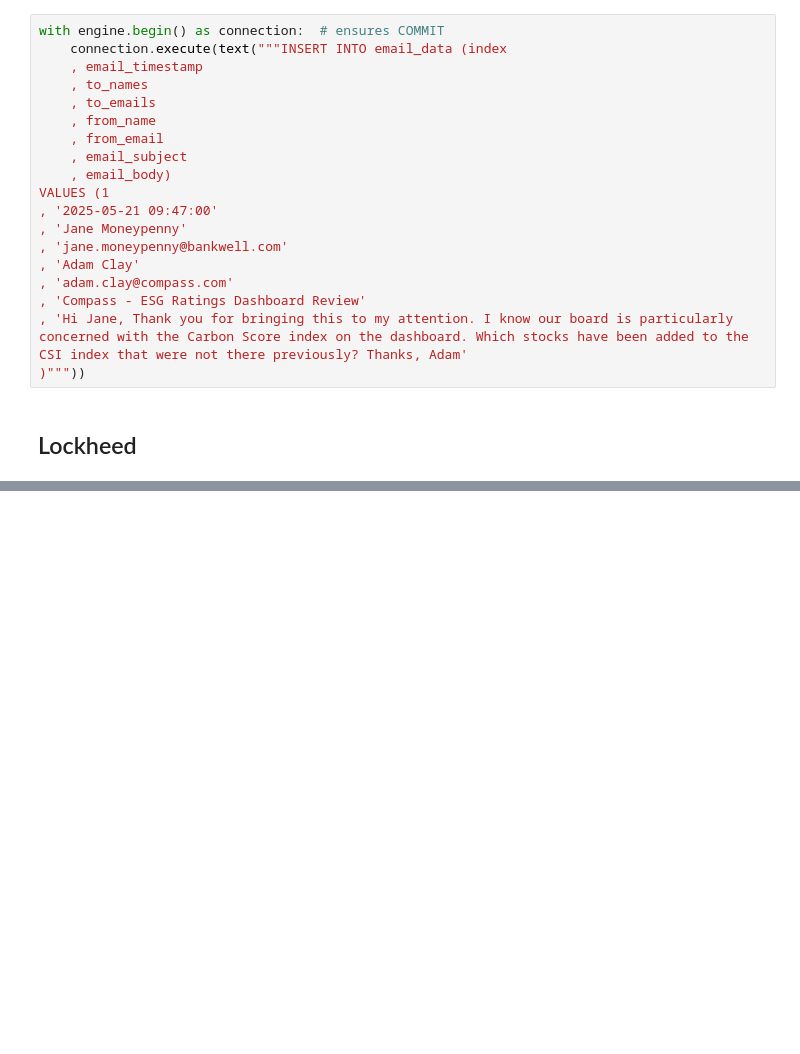
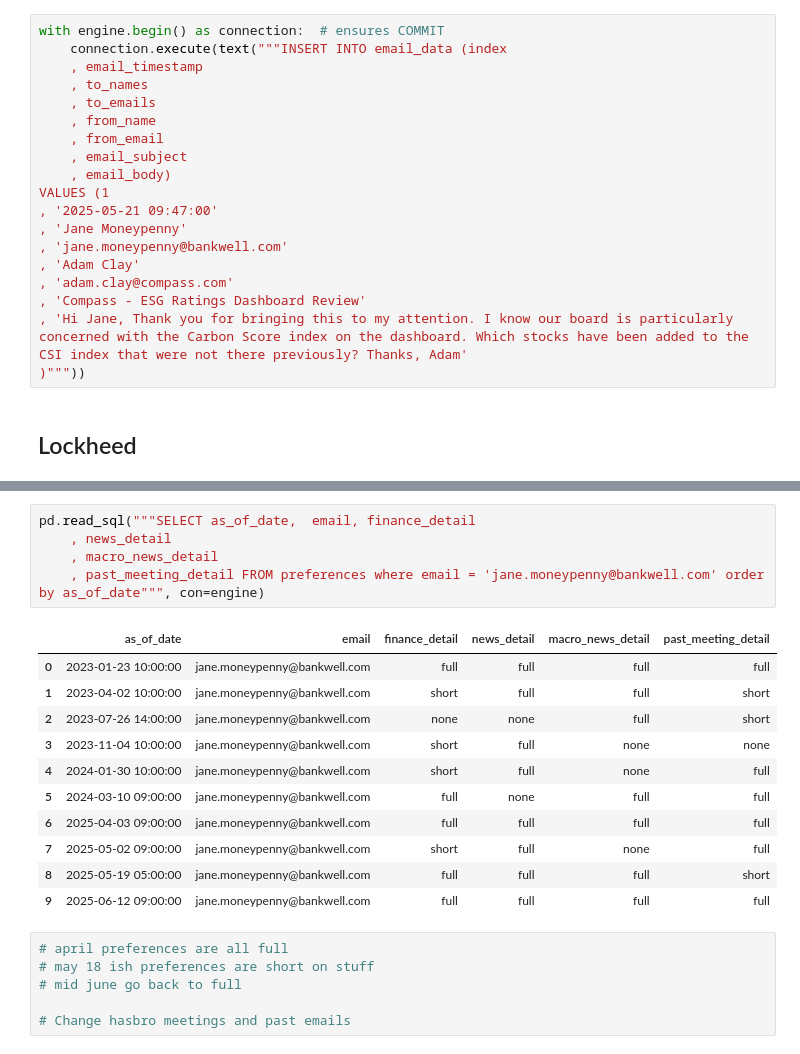
Before and after one commit to ConvoAI-Capstone-SpSu2025/currensee, a Jupyter notebook: notebooks/1.0-data_loading/8.0-update-meeting-dates.ipynb, the cells around one changed output, grey strips where cells are left out. Cells and saved outputs as stored; diff of their text form; blank space fills up the shorter version.

```diff
--- a/notebooks/1.0-data_loading/8.0-update-meeting-dates.ipynb
+++ b/notebooks/1.0-data_loading/8.0-update-meeting-dates.ipynb
@@ -301,0 +367,23 @@ df2.head(20)
+# %%
+pd.read_sql("""SELECT as_of_date,  email, finance_detail
+    , news_detail
+    , macro_news_detail
+    , past_meeting_detail FROM preferences where email = 'jane.moneypenny@bankwell.com' order by as_of_date""", con=engine)
+# %% [output]
+|  | as_of_date | email | finance_detail | news_detail | macro_news_detail | past_meeting_detail |
+| 0 | 2023-01-23 10:00:00 | jane.moneypenny@bankwell.com | full | full | full | full |
+| 1 | 2023-04-02 10:00:00 | jane.moneypenny@bankwell.com | short | full | full | short |
+| 2 | 2023-07-26 14:00:00 | jane.moneypenny@bankwell.com | none | none | full | short |
+| 3 | 2023-11-04 10:00:00 | jane.moneypenny@bankwell.com | short | full | none | none |
+| 4 | 2024-01-30 10:00:00 | jane.moneypenny@bankwell.com | short | full | none | full |
+| 5 | 2024-03-10 09:00:00 | jane.moneypenny@bankwell.com | full | none | full | full |
+| 6 | 2025-04-03 09:00:00 | jane.moneypenny@bankwell.com | full | full | full | full |
+| 7 | 2025-05-02 09:00:00 | jane.moneypenny@bankwell.com | short | full | none | full |
+| 8 | 2025-05-19 05:00:00 | jane.moneypenny@bankwell.com | full | full | full | short |
+| 9 | 2025-06-12 09:00:00 | jane.moneypenny@bankwell.com | full | full | full | full |
+# %%
+# april preferences are all full
+# may 18 ish preferences are short on stuff
+# mid june go back to full
+
+# Change hasbro meetings and past emails
```
Also changed, not shown: parts of 7 cells of this notebook, 3 other files.
